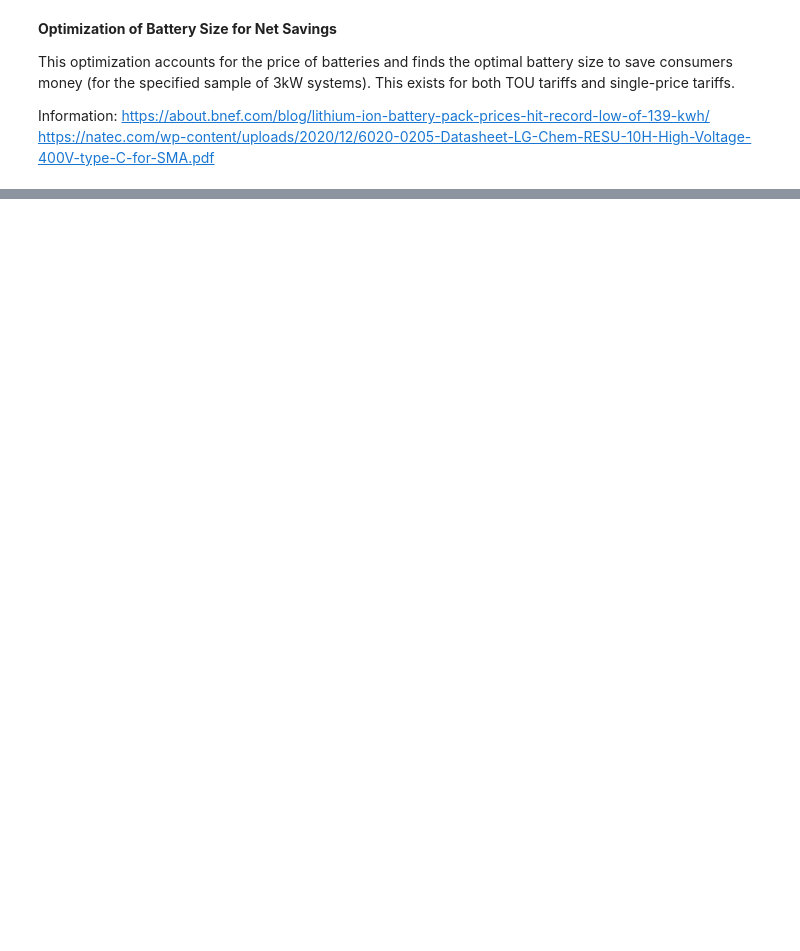
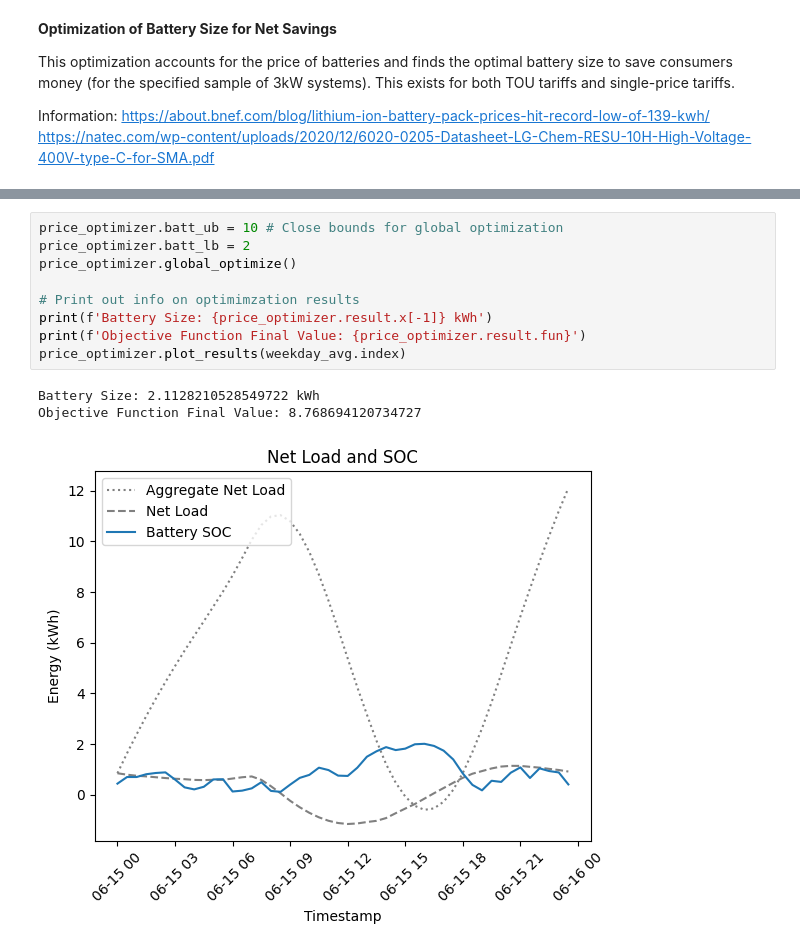
Before and after one commit to alexrtseng/foss-optimization, a Jupyter notebook: Battery_Size_Opt.ipynb, the cells around one changed output, grey strips where cells are left out. Drawn from its saved outputs; the diff is of its cells as text; blank space fills up the shorter version.

Commit message:
Functioning bi-level optimization and week optimization

```diff
--- a/Battery_Size_Opt.ipynb
+++ b/Battery_Size_Opt.ipynb
@@ -160,0 +122,13 @@ print(price_func(result.x))
+# %%
+price_optimizer.batt_ub = 10 # Close bounds for global optimization
+price_optimizer.batt_lb = 2
+price_optimizer.global_optimize()
+
+# Print out info on optimimzation results
+print(f'Battery Size: {price_optimizer.result.x[-1]} kWh')
+print(f'Objective Function Final Value: {price_optimizer.result.fun}')
+price_optimizer.plot_results(weekday_avg.index)
+# %% [output]
+Battery Size: 2.1128210528549722 kWh
+Objective Function Final Value: 8.768694120734727
+[figure, added]
```
Also changed, not shown: parts of 14 cells of this notebook, 4 other files.
